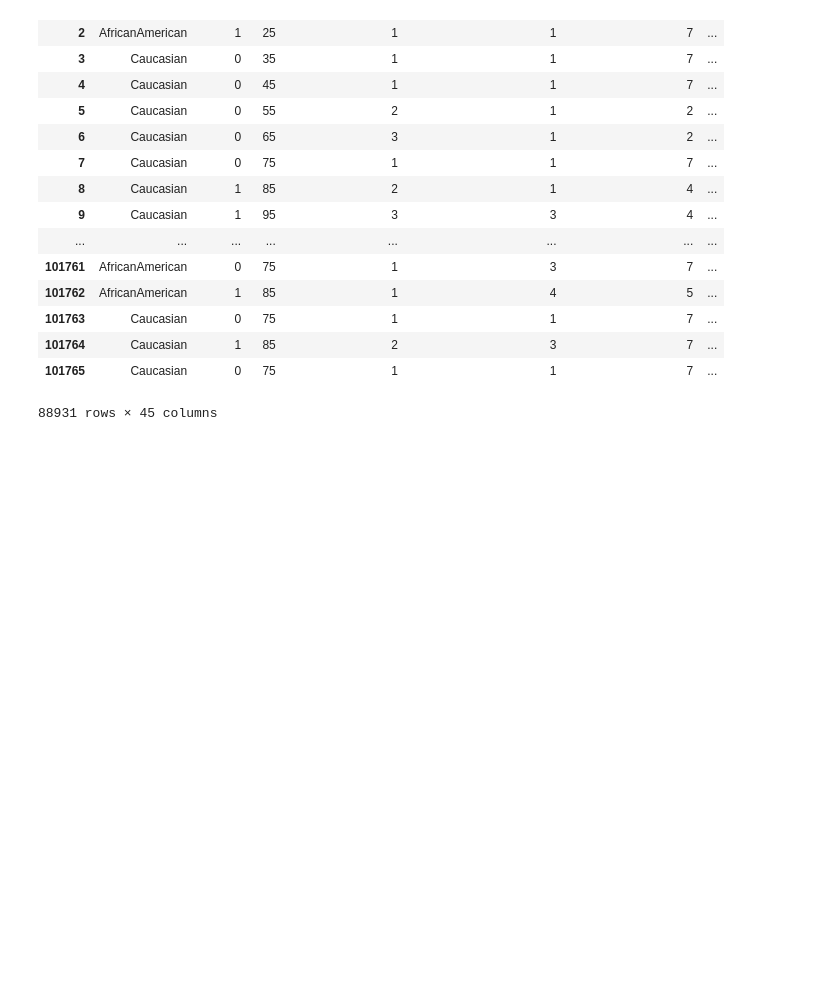
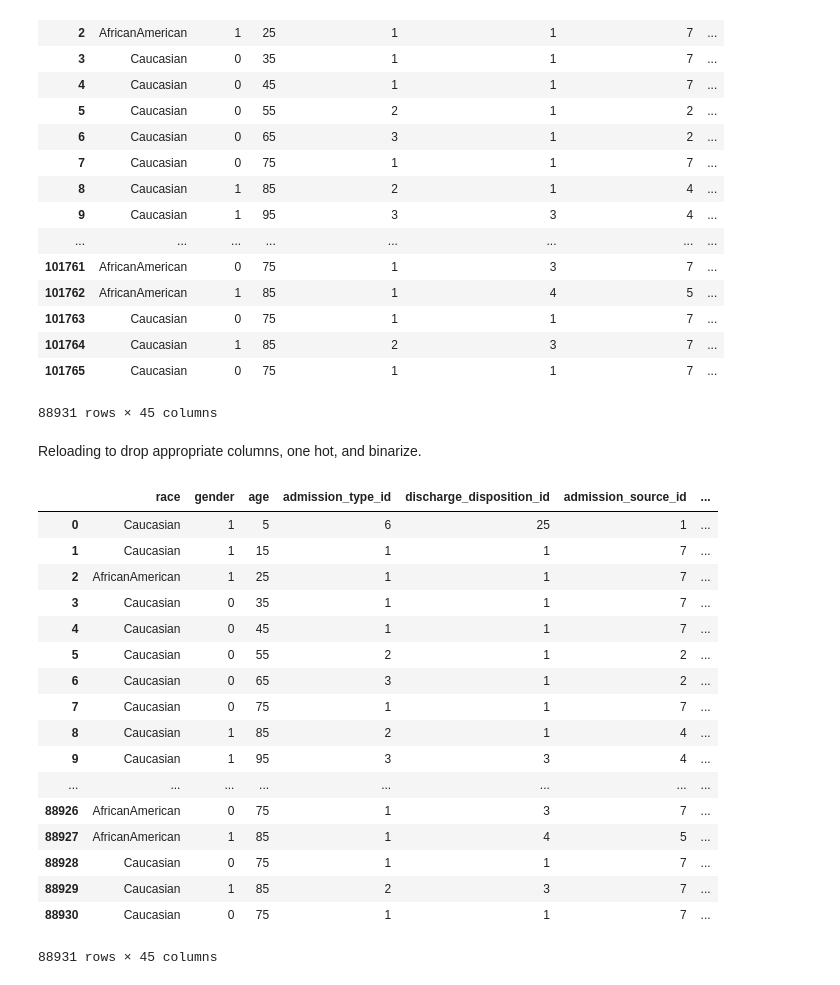
Before and after one commit to dkimpara/FairPrivML, a Jupyter notebook: Untitled.ipynb, the cells around one changed output. Cells and saved outputs as stored; diff of their text form; code cells hidden in the pictures; blank space fills up the shorter version.

```diff
--- a/Untitled.ipynb
+++ b/Untitled.ipynb
@@ -137,3 +137,28 @@ updated
 88931 rows × 45 columns
 # %%
 updated.to_csv("updated_data", sep=" ", index=False)
+# %% [markdown]
+Reloading to drop appropriate columns, one hot, and binarize.
+# %%
+import pandas as pd
+d = pd.read_csv("diabetes_data/updated_data", delim_whitespace=True)
+d
+# %% [output]
+|  | race | gender | age | admission_type_id | discharge_disposition_id | admission_source_id | ... |
+| 0 | Caucasian | 1 | 5 | 6 | 25 | 1 | ... |
+| 1 | Caucasian | 1 | 15 | 1 | 1 | 7 | ... |
+| 2 | AfricanAmerican | 1 | 25 | 1 | 1 | 7 | ... |
+| 3 | Caucasian | 0 | 35 | 1 | 1 | 7 | ... |
+| 4 | Caucasian | 0 | 45 | 1 | 1 | 7 | ... |
+| 5 | Caucasian | 0 | 55 | 2 | 1 | 2 | ... |
+| 6 | Caucasian | 0 | 65 | 3 | 1 | 2 | ... |
+| 7 | Caucasian | 0 | 75 | 1 | 1 | 7 | ... |
+| 8 | Caucasian | 1 | 85 | 2 | 1 | 4 | ... |
+| 9 | Caucasian | 1 | 95 | 3 | 3 | 4 | ... |
+| ... | ... | ... | ... | ... | ... | ... | ... |
+| 88926 | AfricanAmerican | 0 | 75 | 1 | 3 | 7 | ... |
+| 88927 | AfricanAmerican | 1 | 85 | 1 | 4 | 5 | ... |
+| 88928 | Caucasian | 0 | 75 | 1 | 1 | 7 | ... |
+| 88929 | Caucasian | 1 | 85 | 2 | 3 | 7 | ... |
+| 88930 | Caucasian | 0 | 75 | 1 | 1 | 7 | ... |
+88931 rows × 45 columns
```
Also changed, not shown: parts of 10 cells of this notebook.
